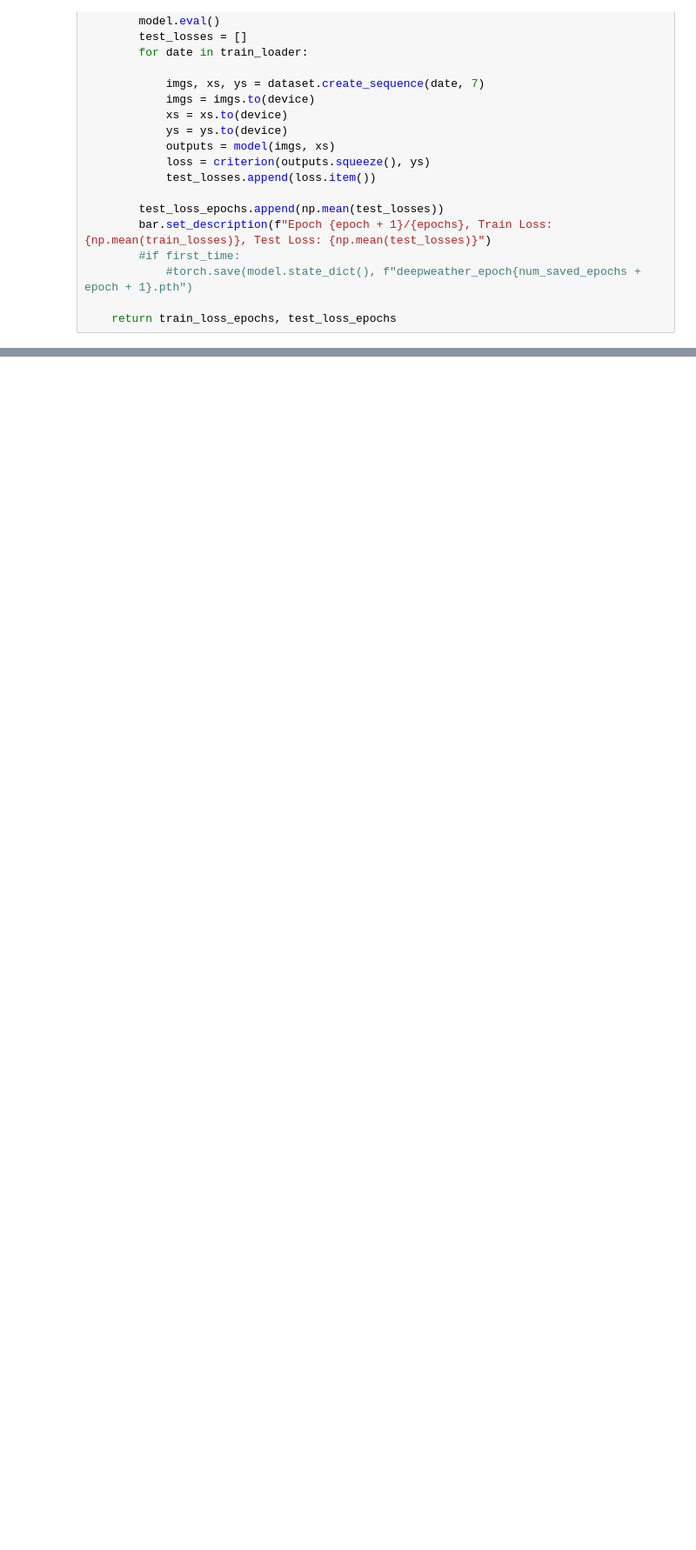
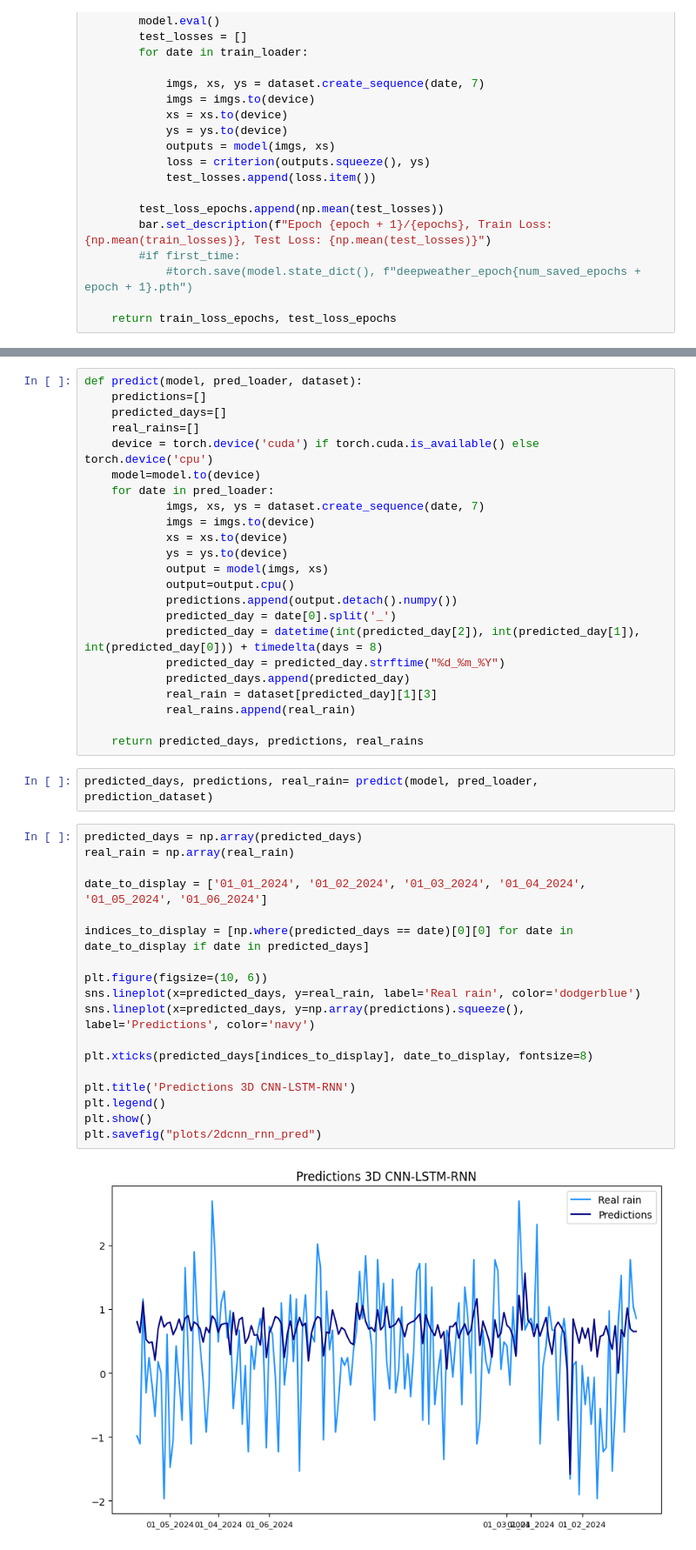
Before and after one commit to 3sara/Deep_learning_project, a Jupyter notebook: 2dcnn_rnn.ipynb, the cells around one changed output, grey strips where cells are left out. Shown: that part at 87% size. Saved outputs shown, nothing was run; the diff lists cells and outputs as text; blank space fills up the shorter version.

```diff
--- a/2dcnn_rnn.ipynb
+++ b/2dcnn_rnn.ipynb
@@ -235,0 +228,45 @@ for date in date_testset:
+# %%
+def predict(model, pred_loader, dataset):
+    predictions=[]
+    predicted_days=[]
+    real_rains=[]
+    device = torch.device('cuda') if torch.cuda.is_available() else torch.device('cpu')
+    model=model.to(device)
+    for date in pred_loader:
+            imgs, xs, ys = dataset.create_sequence(date, 7)
+            imgs = imgs.to(device)
+            xs = xs.to(device)
+            ys = ys.to(device)
+            output = model(imgs, xs)
+            output=output.cpu()
+            predictions.append(output.detach().numpy())
+            predicted_day = date[0].split('_')
+            predicted_day = datetime(int(predicted_day[2]), int(predicted_day[1]), int(predicted_day[0])) + timedelta(days = 8)
+            predicted_day = predicted_day.strftime("%d_%m_%Y")
+            predicted_days.append(predicted_day)
+            real_rain = dataset[predicted_day][1][3]
+            real_rains.append(real_rain)
+
+    return predicted_days, predictions, real_rains
+# %%
+predicted_days, predictions, real_rain= predict(model, pred_loader, prediction_dataset)
+# %%
+predicted_days = np.array(predicted_days)
+real_rain = np.array(real_rain)
+
+date_to_display = ['01_01_2024', '01_02_2024', '01_03_2024', '01_04_2024', '01_05_2024', '01_06_2024']
+
+indices_to_display = [np.where(predicted_days == date)[0][0] for date in date_to_display if date in predicted_days]
+
+plt.figure(figsize=(10, 6))
+sns.lineplot(x=predicted_days, y=real_rain, label='Real rain', color='dodgerblue')
+sns.lineplot(x=predicted_days, y=np.array(predictions).squeeze(), label='Predictions', color='navy')
+
+plt.xticks(predicted_days[indices_to_display], date_to_display, fontsize=8)
+
+plt.title('Predictions 3D CNN-LSTM-RNN')
+plt.legend()
+plt.show()
+plt.savefig("plots/2dcnn_rnn_pred")
+# %% [output]
+[figure, added]
```
Also changed, not shown: parts of 11 cells of this notebook, 19 other files.
